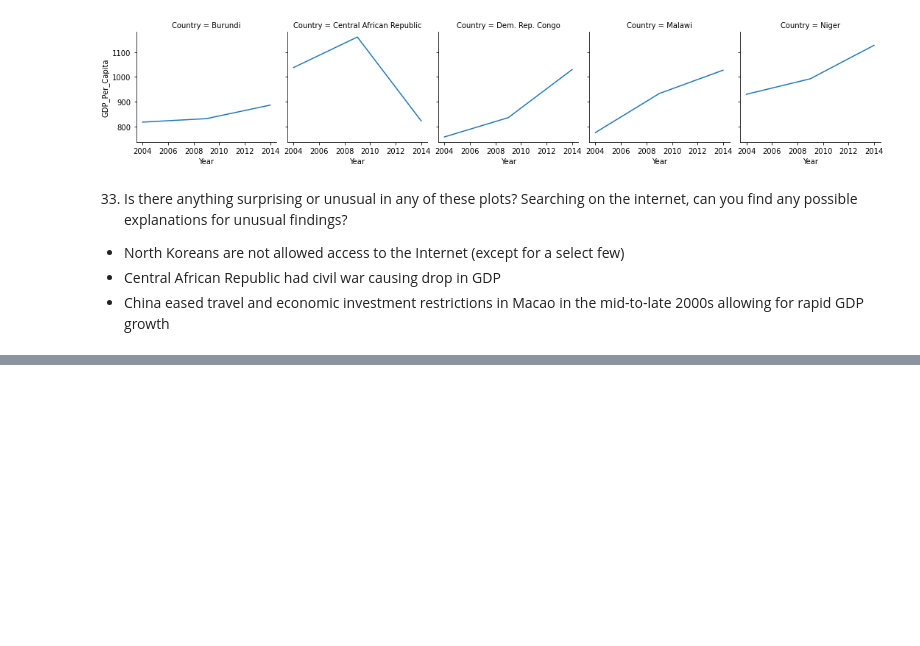
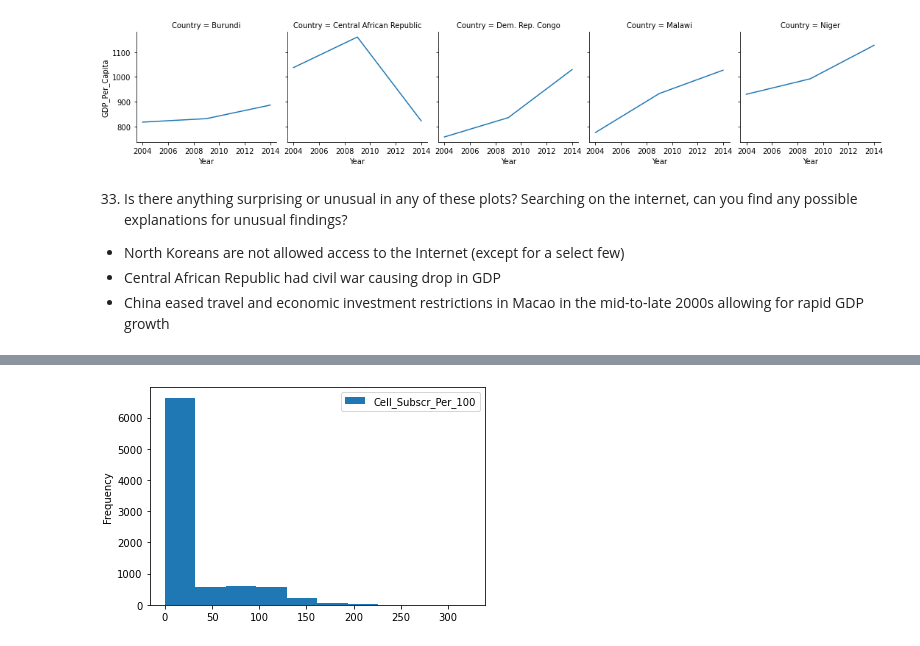
Before and after one commit to NSS-Data-Analytics-Cohort-7/gdp-and-internet-usage-PrestonSpencer, a Jupyter notebook: Notebooks/gdp_internet_project.ipynb, the cells around one changed output, grey strips where cells are left out. Cells and saved outputs as stored; diff of their text form; code cells hidden in the pictures; blank space fills up the shorter version.

```diff
--- a/Notebooks/gdp_internet_project.ipynb
+++ b/Notebooks/gdp_internet_project.ipynb
@@ -485,3 +485,6 @@ fg_gdp_min.map(sns.lineplot, "Year", "GDP_Per_Capita")
 - North Koreans are not allowed access to the Internet (except for a select few)
 - Central African Republic had civil war causing drop in GDP
 - China eased travel and economic investment restrictions in Macao in the mid-to-late 2000s allowing for rapid GDP growth
+# %%
+mobile_df = pd.read_csv("../Data/mobile_phone.csv")
+print(mobile_df)
@@ -487,0 +618,5 @@ fg_gdp_min.map(sns.lineplot, "Year", "GDP_Per_Capita")
+# %%
+gdp_internet_mobile_use.plot.hist(x = "Country", y = "Cell_Subscr_Per_100")
+plt.show()
+# %% [output]
+[figure, added]
```
Also changed, not shown: parts of 12 cells of this notebook.
